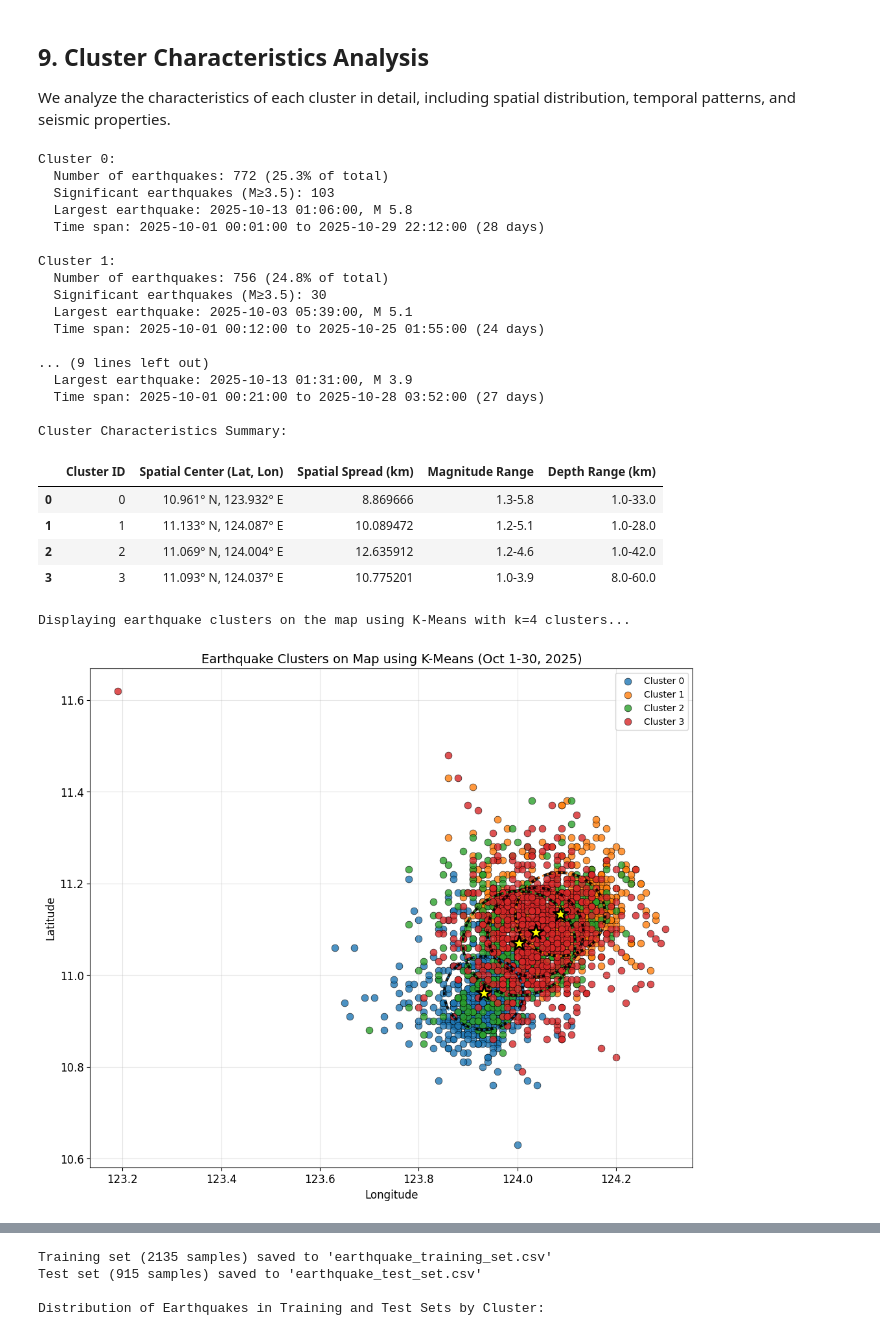
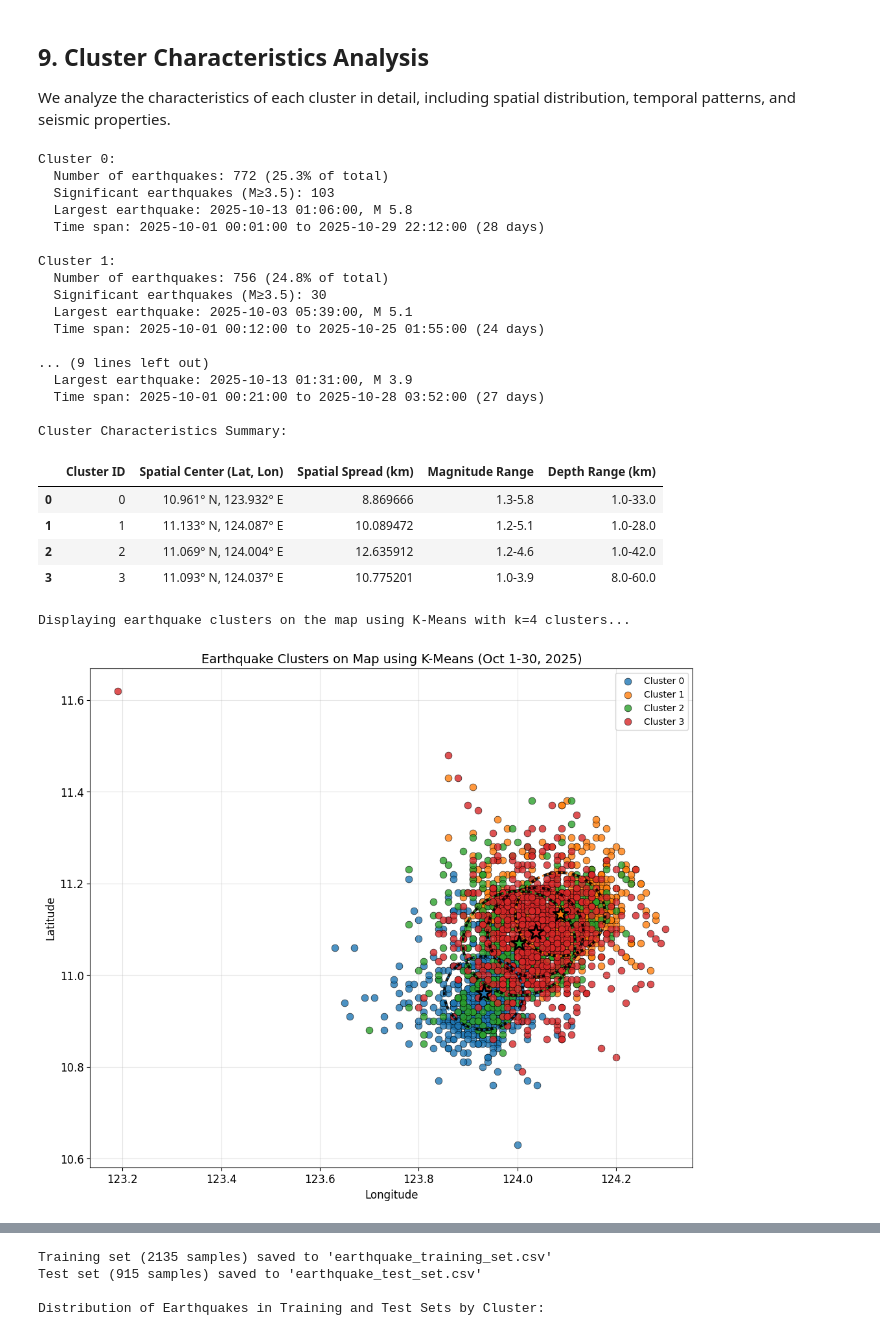
Before and after one commit to charrienacor/bogo-aftershock-analysis, a Jupyter notebook: bogo_aftershock_analysis.ipynb, the cells around one changed output, grey strips where cells are left out. Cells and saved outputs as stored; diff of their text form; code cells hidden in the pictures.

```diff
--- a/bogo_aftershock_analysis.ipynb
+++ b/bogo_aftershock_analysis.ipynb
@@ -669,8 +672,8 @@ def analyze_clusters(self, clusters, optimal_k):
 def visualize_clusters(self, clusters, method, optimal_k):
     print(f"\nDisplaying earthquake clusters on the map using {method} with k={optimal_k} clusters...\n")
 
-    # Use more vibrant and distinct colors for better visibility
-    colors = ['#1f77b4', '#ff7f0e', '#2ca02c', '#d62728', '#9467bd', '#8c564b', '#e377c2', '#7f7f7f']
+    # Get matplotlib's default color cycle
+    default_colors = plt.rcParams['axes.prop_cycle'].by_key()['color']
 
     plt.figure(figsize=(12, 10))
 
@@ -681,13 +684,15 @@ def visualize_clusters(self, clusters, method, optimal_k):
         # Plot the earthquakes in this cluster
         plt.scatter(cluster_df['Longitude'], cluster_df['Latitude'],
                     label=f'Cluster {cluster}', alpha=0.8, s=60,
-                    color=colors[cluster % len(colors)], edgecolors='black', linewidth=0.5)
+                    color=default_colors[cluster % len(default_colors)], edgecolors='black', linewidth=0.5)
 
         # Calculate and plot the center of the cluster
         center_lat = cluster_df['Latitude'].mean()
         center_lon = cluster_df['Longitude'].mean()
-        plt.scatter(center_lon, center_lat, marker='*', s=300, color='yellow',
-                  edgecolor='black', linewidth=2, zorder=10)
+        # Changed color from 'yellow' to match the cluster color
+        plt.scatter(center_lon, center_lat, marker='*', s=300,
+                    color=default_colors[cluster % len(default_colors)],
+                    edgecolor='black', linewidth=2, zorder=10)
 
         # Calculate and plot the spatial spread (radius) of the cluster
         spatial_spread = self.calculate_spatial_spread(cluster_df)
@@ -700,7 +705,7 @@ def visualize_clusters(self, clusters, method, optimal_k):
 
         # Add a second circle with the cluster color for better distinction
         circle_color = plt.Circle((center_lon, center_lat), radius_deg, fill=False,
-                                edgecolor=colors[cluster % len(colors)], linestyle=':',
+                                edgecolor=default_colors[cluster % len(default_colors)], linestyle=':',
                                 linewidth=2, alpha=0.8, zorder=20)
         plt.gca().add_patch(circle_color)
 
@@ -709,38 +714,39 @@ def visualize_clusters(self, clusters, method, optimal_k):
     plt.ylabel('Latitude', fontsize=12)
     plt.legend(fontsize=10)
     plt.grid(True)
+    plt.savefig('earthquake-clusters.png', dpi=300, bbox_inches='tight')
     plt.show()
 
 EarthquakeAnalysis.calculate_spatial_spread = calculate_spatial_spread
 EarthquakeAnalysis.format_coordinates = format_coordinates
 EarthquakeAnalysis.analyze_clusters = analyze_clusters
 EarthquakeAnalysis.visualize_clusters = visualize_clusters
 cluster_results = analysis.analyze_clusters(clusters, optimal_k)
 analysis.visualize_clusters(clusters, method, optimal_k)
 # %% [output]
 Cluster 0:
   Number of earthquakes: 772 (25.3% of total)
   Significant earthquakes (M≥3.5): 103
   Largest earthquake: 2025-10-13 01:06:00, M 5.8
   Time span: 2025-10-01 00:01:00 to 2025-10-29 22:12:00 (28 days)
 
 Cluster 1:
   Number of earthquakes: 756 (24.8% of total)
   Significant earthquakes (M≥3.5): 30
   Largest earthquake: 2025-10-03 05:39:00, M 5.1
   Time span: 2025-10-01 00:12:00 to 2025-10-25 01:55:00 (24 days)
 
 ... (9 lines left out)
   Largest earthquake: 2025-10-13 01:31:00, M 3.9
   Time span: 2025-10-01 00:21:00 to 2025-10-28 03:52:00 (27 days)
 
 Cluster Characteristics Summary:
 |  | Cluster ID | Spatial Center (Lat, Lon) | Spatial Spread (km) | Magnitude Range | Depth Range (km) |
 | 0 | 0 | 10.961° N, 123.932° E | 8.869666 | 1.3-5.8 | 1.0-33.0 |
 | 1 | 1 | 11.133° N, 124.087° E | 10.089472 | 1.2-5.1 | 1.0-28.0 |
 | 2 | 2 | 11.069° N, 124.004° E | 12.635912 | 1.2-4.6 | 1.0-42.0 |
 | 3 | 3 | 11.093° N, 124.037° E | 10.775201 | 1.0-3.9 | 8.0-60.0 |
 Displaying earthquake clusters on the map using K-Means with k=4 clusters...
-[figure, old version]
+[figure, new version]
 # %% [markdown]
 ## 10. Train/Test Split
```
Also changed, not shown: parts of 10 cells of this notebook.
